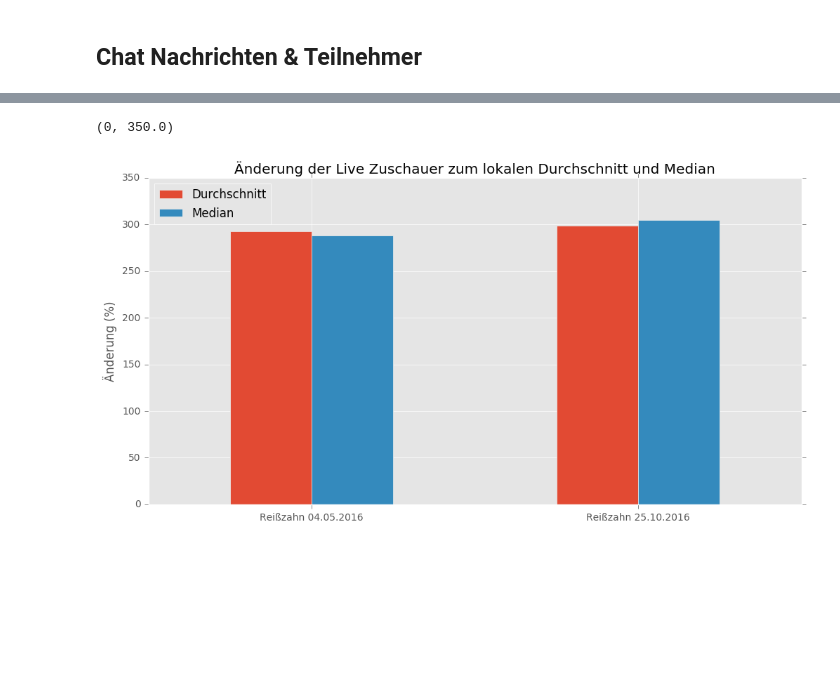
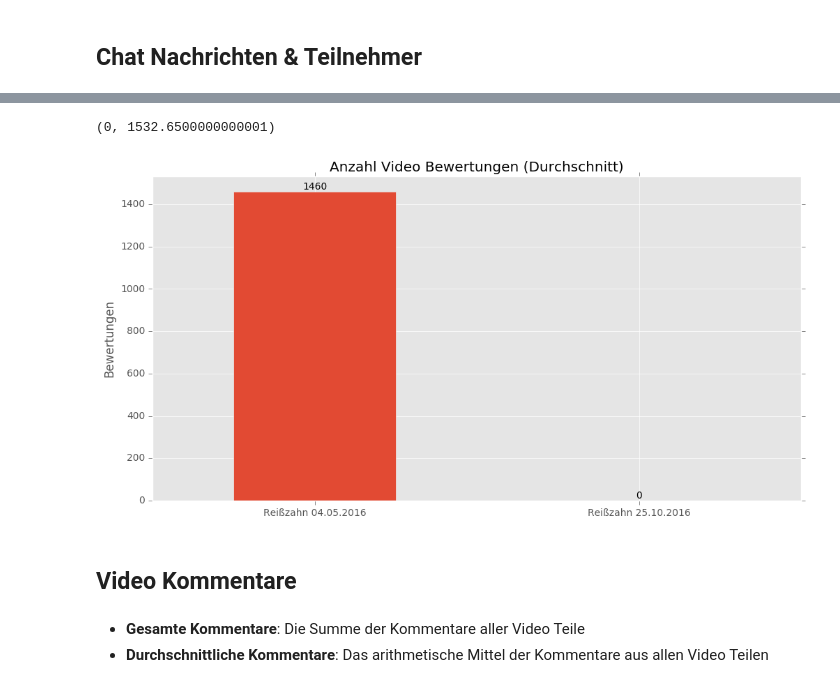
Before and after one commit to rbtvstats/rbtvstats, a Jupyter notebook: notebooks/reißzahn.ipynb, the cells around one changed output, grey strips where cells are left out. Cells and saved outputs as stored; diff of their text form; code cells hidden in the pictures; blank space fills up the shorter version.

```diff
--- a/notebooks/reißzahn.ipynb
+++ b/notebooks/reißzahn.ipynb
@@ -53,0 +88,7 @@ live['weekday'] = live.index.dayofweek
+# %%
+#load video data
+videos, videosHosts, videosShows = common.videos.load(VIDEO_DATA_DIRECTORY)
+
+#create additional column
+videos['ratings_total'] = videos['likeCount'] + videos['dislikeCount']
+videos['ratings_ratio'] = 100 * videos['likeCount'] / videos['ratings_total']
@@ -108,9 +324,0 @@ plot
-# %%
-data = pd.DataFrame(columns=['viewers'])
-for show in shows:
-    #live data (without margin)
-    liveFiltered = live.loc[show['start'] : show['end']]['viewers'].to_frame('viewers')
-    liveMean = float(liveFiltered.mean())
-    data.loc[show['name']] = liveMean
-
-data
@@ -130,21 +385,2 @@ plt.ylim(ymin=0)
 # %% [markdown]
 ## Chat Nachrichten & Teilnehmer
-# %%
-data = pd.DataFrame(columns=['messages', 'participants', 'ratio'])
-
-for show in shows:
-    #live data
-    liveFiltered = live.loc[show['start'] : show['end']]['viewers'].to_frame('viewers')
-    liveMean = float(liveFiltered.mean())
-
-    #chat data
-    chatFiltered = chat.loc[show['start'] : show['end']]
-    chatMessages = len(chatFiltered)
-    chatParticipants = len(chatFiltered['username'].unique())
-
-    #chat participants to live viewers ratio
-    ratio = chatParticipants / liveMean
-
-    data.loc[show['name']] = (chatMessages, chatParticipants, ratio)
-
-data
@@ -235,13 +478,16 @@ data
 # %%
-plot = data[['change_mean', 'change_median']].plot(kind='bar', figsize=(12, 6), title='Änderung der Live Zuschauer zum lokalen Durchschnitt und Median')
-plot.set_ylabel('Änderung (%)')
+plot = data[['video_ratings_mean']].plot(kind='bar', figsize=(12, 6), legend=False, title='Anzahl Video Bewertungen (Durchschnitt)')
+plot.set_ylabel('Bewertungen')
 
-legend = plot.legend(loc=0)
-legend.get_texts()[0].set_text('Durchschnitt')
-legend.get_texts()[1].set_text('Median')
+annotateBar(plot)
 
 plt.xticks(rotation=0)
 plt.ylim(ymin=0)
 # %% [output]
-(0, 350.0)
+(0, 1532.6500000000001)
-[figure, old version]
+[figure, new version]
+# %% [markdown]
+## Video Kommentare
+# %% [markdown]
+- __Gesamte Kommentare__: Die Summe der Kommentare aller Video Teile
+- __Durchschnittliche Kommentare__: Das arithmetische Mittel der Kommentare aus allen Video Teilen
```
Also changed, not shown: parts of 36 cells of this notebook, 3 other files.
